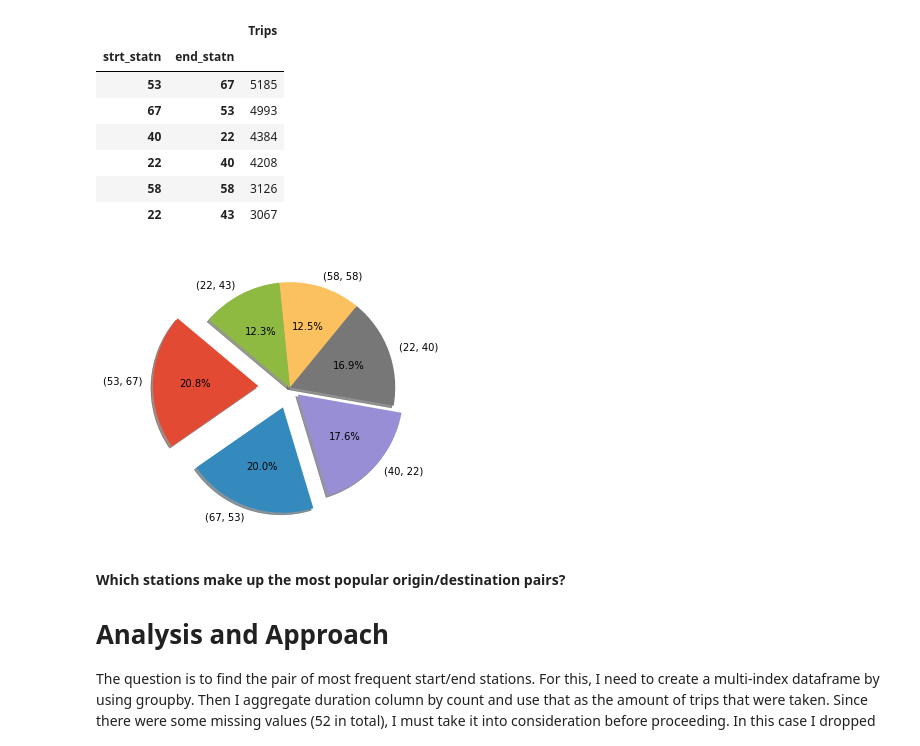
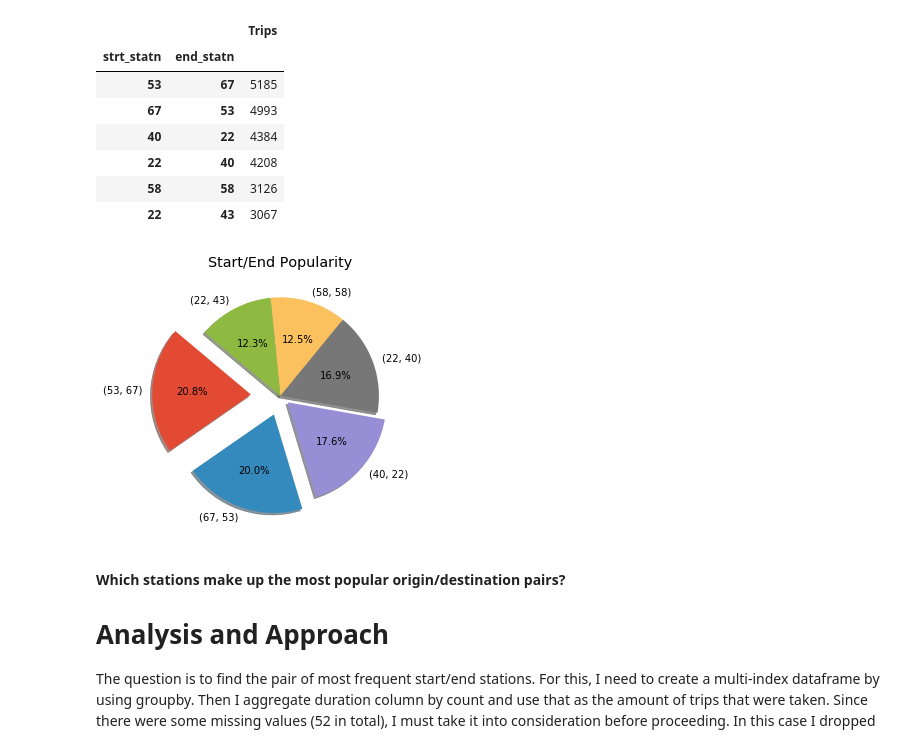
Before and after one commit to jisanos/Hubway-Data-Visualization-Challenge, a Jupyter notebook: Exam_Script.ipynb, the cells around one changed output. Saved outputs shown, nothing was run; the diff lists cells and outputs as text; code cells hidden in the pictures.

```diff
--- a/Exam_Script.ipynb
+++ b/Exam_Script.ipynb
@@ -458,9 +461,10 @@ top_grouped_startend
 | 22 | 43 | 3067 |
 # %%
 plt.pie(top_grouped_startend.Trips, shadow=True,labels=top_grouped_startend.index.values, startangle=140, explode = (0.3, 0.2, 0.1, 0, 0,0),autopct='%1.1f%%')
+plt.title('Start/End Popularity')
 plt.tight_layout()
 # %% [output]
-[figure, old version]
+[figure, new version]
 # %% [markdown]
 #### Which stations make up the most popular origin/destination pairs?
 
```
Also changed, not shown: parts of 28 cells of this notebook.
